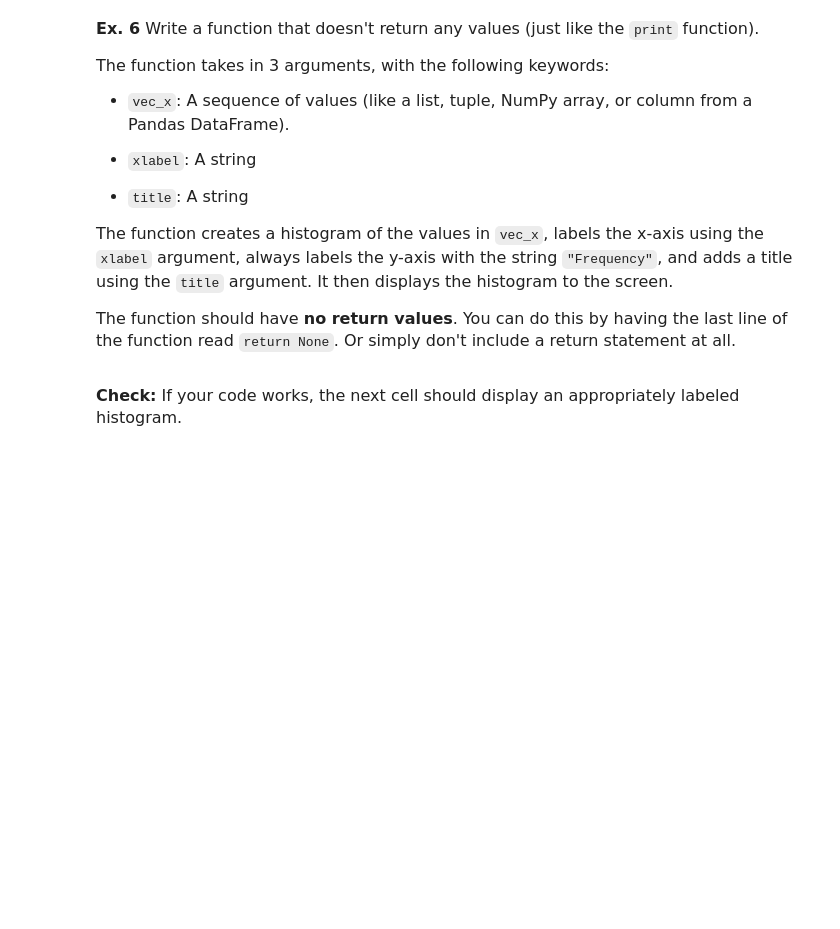
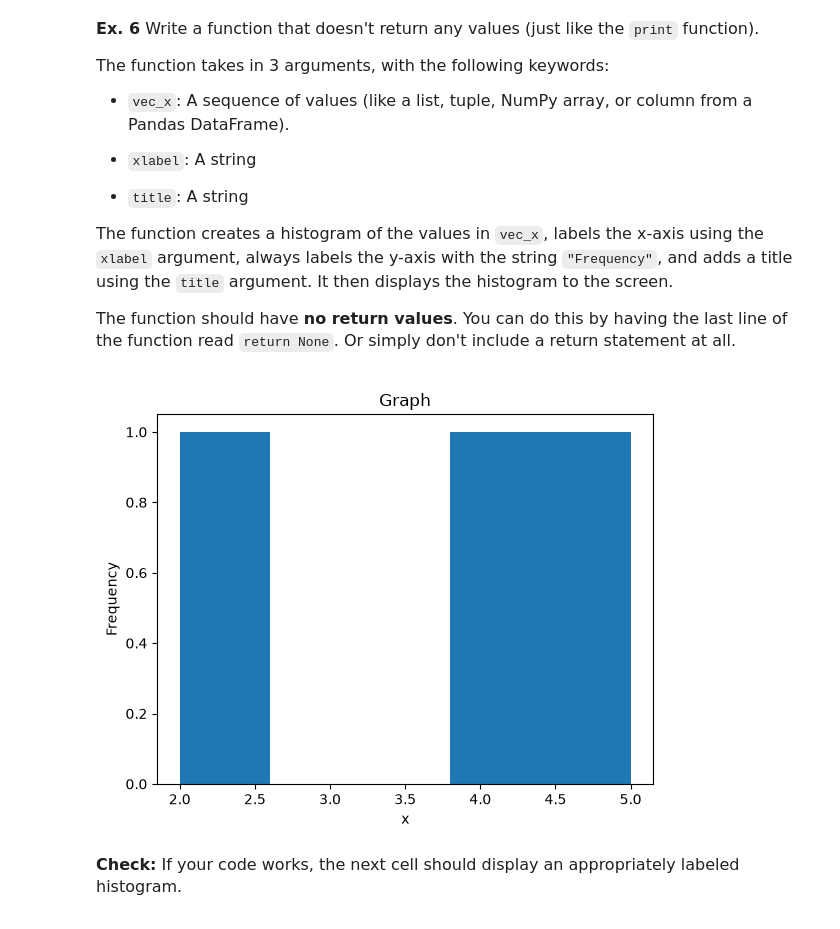
Before and after one commit to aashviagarwal/datasci151fall2026, a Jupyter notebook: lecture_07_functions/Lecture07 classnotes.ipynb, the cells around one changed output. Saved outputs shown, nothing was run; the diff lists cells and outputs as text; code cells hidden in the pictures; blank space fills up the shorter version.

```diff
--- a/lecture_07_functions/Lecture07 classnotes.ipynb
+++ b/lecture_07_functions/Lecture07 classnotes.ipynb
@@ -627,8 +682,19 @@ The function creates a histogram of the values in `vec_x`, labels the x-axis usi
 The function should have **no return values**. You can do this by having the last line of the function read `return None`. Or simply don't include a return statement at all.
 # %%
 # complete the function
+import matplotlib.pyplot as plt
+
 def create_histogram(vec_x, xlabel, title):
+    plt.hist(vec_x, bins = 5)
+    plt.xlabel(xlabel)
+    plt.ylabel("Frequency")
+    plt.title(title)
+    plt.show()
     pass
+# %%
+create_histogram([2,4,5] , 'x' , 'Graph')
+# %% [output]
+[figure, added]
 # %% [markdown]
 <font size = "3">
 
```
Also changed, not shown: parts of 20 cells of this notebook.
